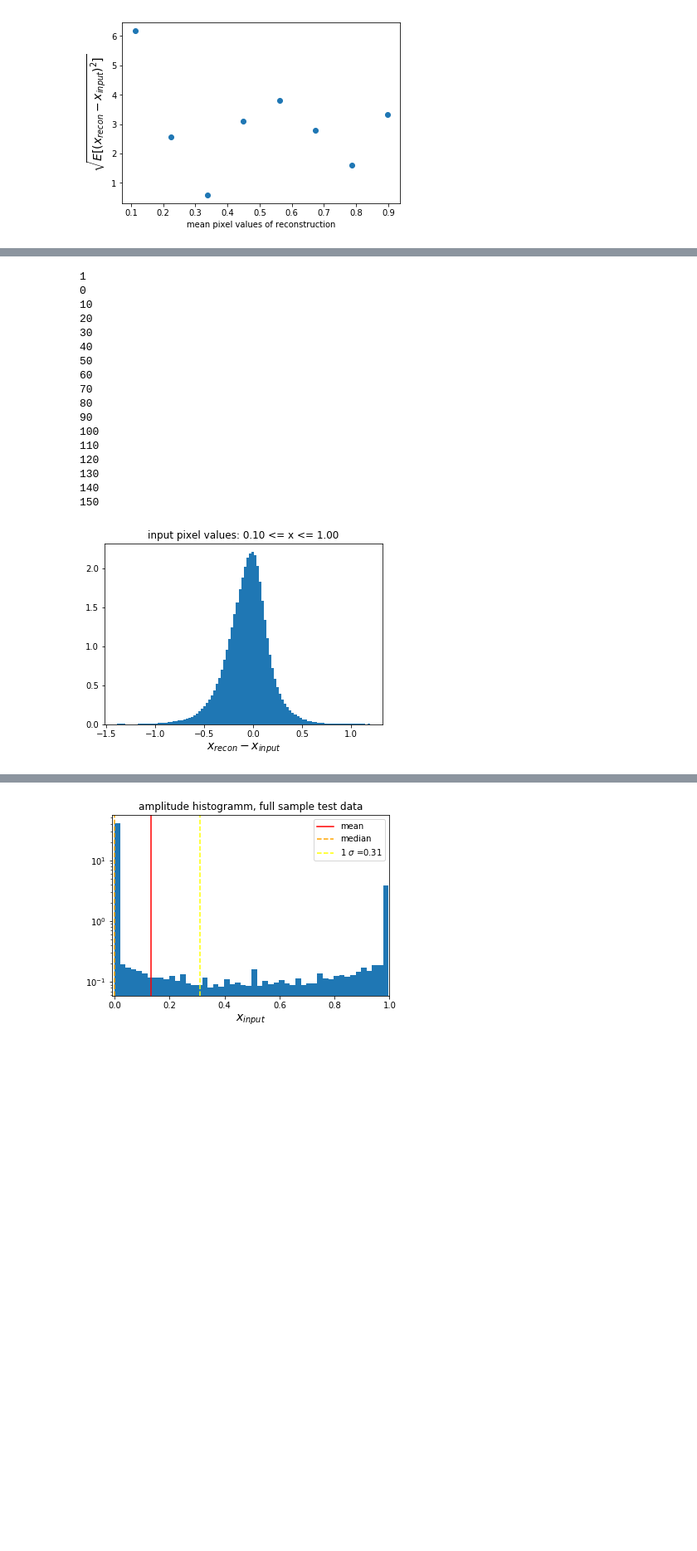
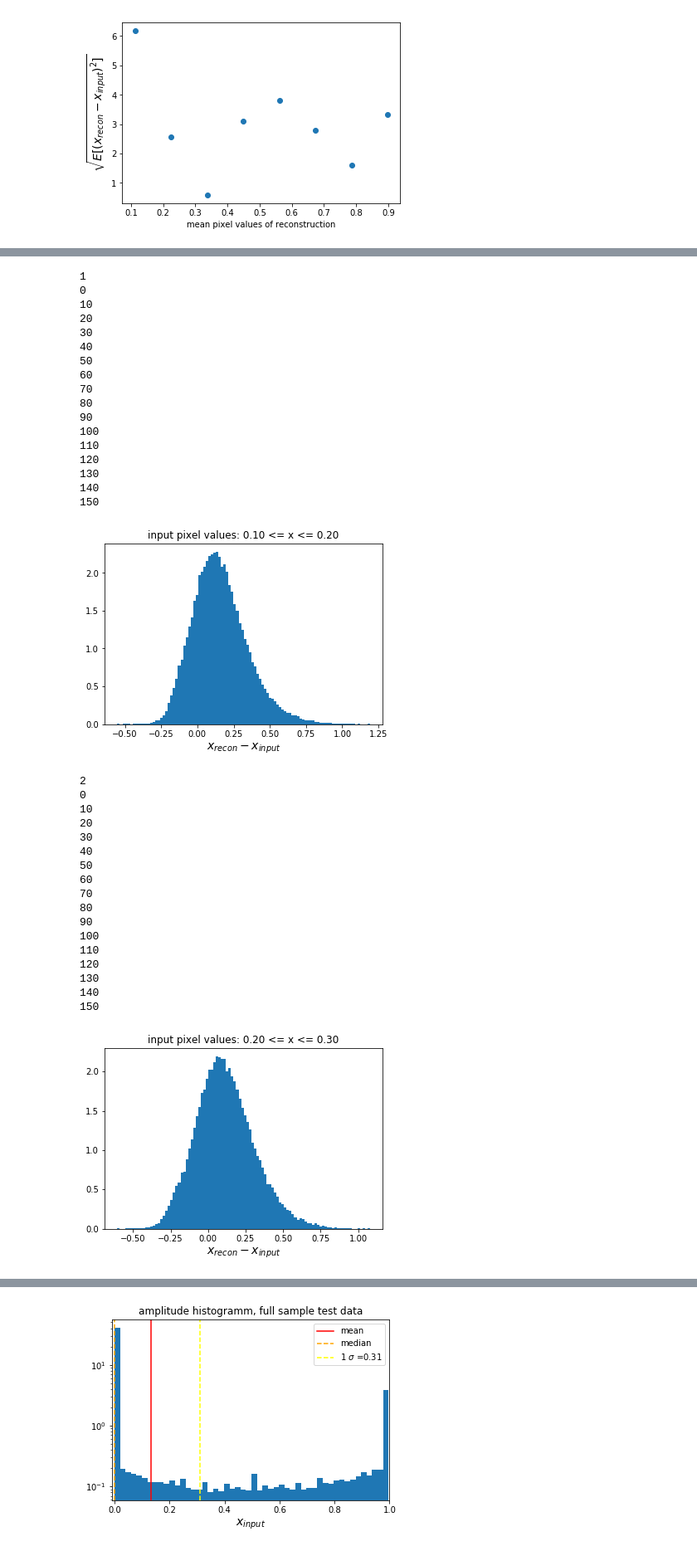
Before and after one commit to VMBoehm/DeNoPa, a Jupyter notebook: MNISTInpainting_annealing.ipynb, the cells around one changed output, grey strips where cells are left out. Shown at 83% size. Cells and saved outputs as stored; diff of their text form; code cells hidden in the pictures; blank space fills up the shorter version.

```diff
--- a/MNISTInpainting_annealing.ipynb
+++ b/MNISTInpainting_annealing.ipynb
@@ -712,7 +712,7 @@ print(max_recon,min_recon)
 print(max_input,min_input)
 
 
-bins_recon  = [0.,0.1,1.]
+bins_recon  = np.linspace(0.,1.,11.)
 
 
 for jj in range(len(bins_recon)-1):
@@ -742,7 +742,7 @@ for jj in range(len(bins_recon)-1):
   plt.title('input pixel values: %.2f <= x <= %.2f'%(bins_recon[jj],bins_recon[jj+1]))
   _=plt.hist(rec_bin-inp_bin,bins=100,density=True)
   plt.xlabel('$x_{recon}-x_{input}$', fontsize=14)
-  plt.savefig(plot_path+'input_bins_new_binnum%d.png'%(jj+1),bbox_inches='tight',color='tomato')
+  plt.savefig(plot_path+'input_bins_fine_binnum%d.png'%(jj+1),bbox_inches='tight',color='tomato')
   plt.show()
 # %% [output]
 156
@@ -768,19 +768,37 @@ for jj in range(len(bins_recon)-1):
 [figure]
-1
-0
-10
-20
-30
-40
-50
-60
-70
-80
-90
-100
-110
-120
-130
-140
-150
+1
+0
+10
+20
+30
+40
+50
+60
+70
+80
+90
+100
+110
+120
+130
+140
+150
-[figure, old version]
+[figure, new version]
+2
+0
+10
+20
+30
+40
+50
+60
+70
+80
+90
+100
+110
+120
+130
+140
+150
+[figure, added]
```
Also changed, not shown: parts of 11 cells of this notebook.
